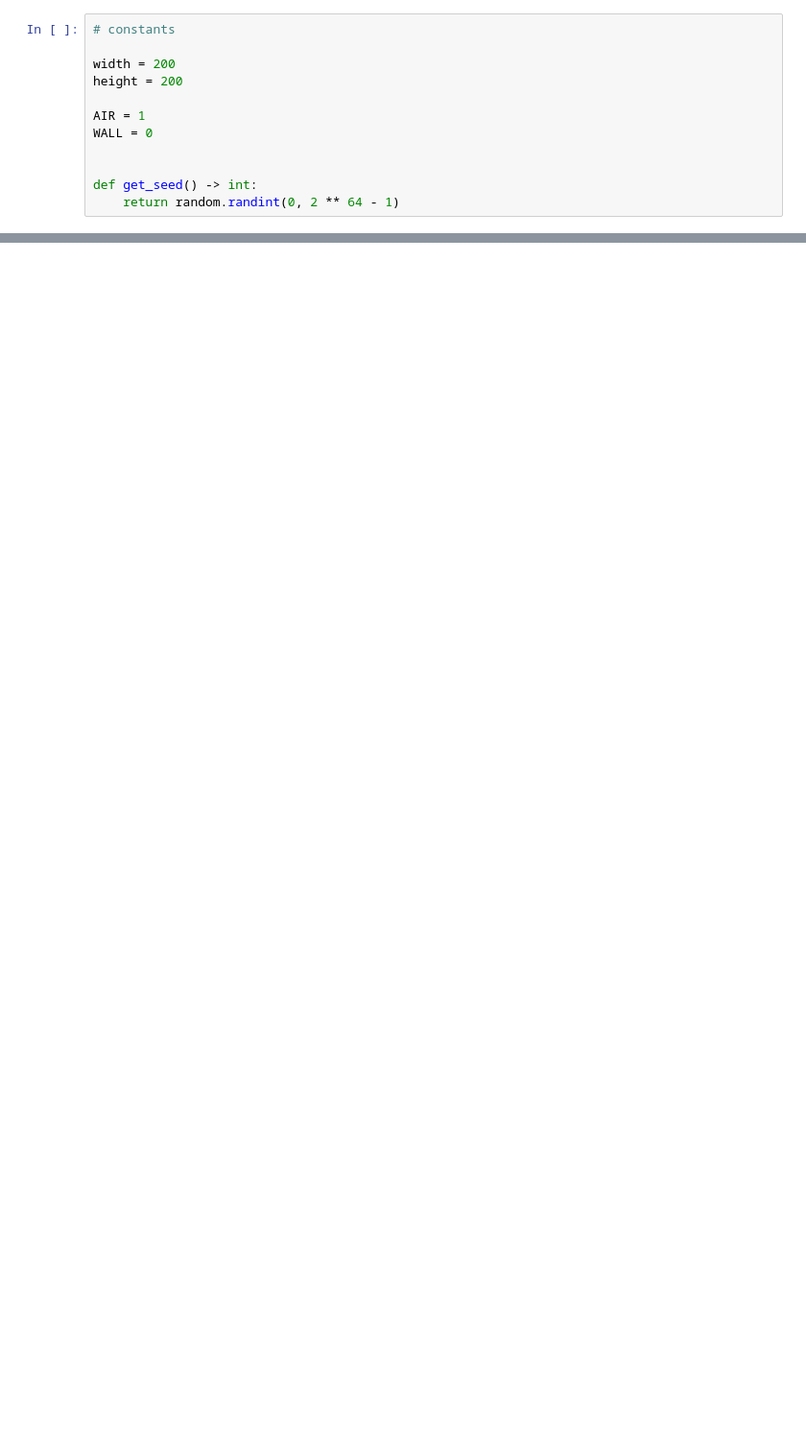
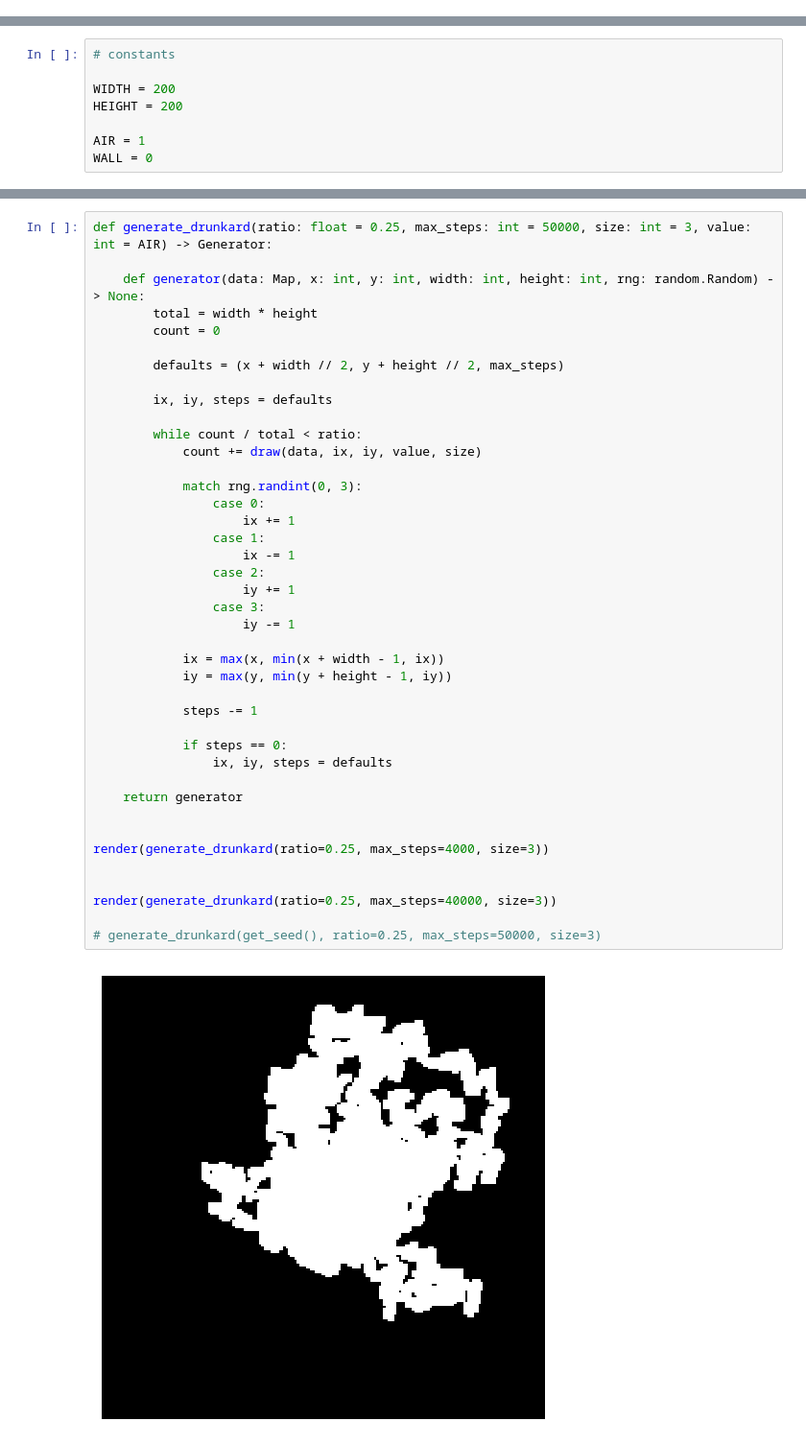
Before and after one commit to artisanofcode/gamedev-algorithms, a Jupyter notebook: procedual-generation.ipynb, the cells around one changed output, grey strips where cells are left out. Shown: that part at 96% size. Drawn from its saved outputs; the diff is of its cells as text; blank space fills up the shorter version.

```diff
--- a/procedual-generation.ipynb
+++ b/procedual-generation.ipynb
@@ -44,12 +0,0 @@ def render(
-# %%
-# constants
-
-width = 200
-height = 200
-
-AIR = 1
-WALL = 0
-
-
-def get_seed() -> int:
-    return random.randint(0, 2 ** 64 - 1)
@@ -112,0 +42,8 @@ render(generate_simplex)
+# %%
+# constants
+
+WIDTH = 200
+HEIGHT = 200
+
+AIR = 1
+WALL = 0
@@ -112,0 +369,43 @@ render(generate_simplex)
+# %%
+def generate_drunkard(ratio: float = 0.25, max_steps: int = 50000, size: int = 3, value: int = AIR) -> Generator:
+
+    def generator(data: Map, x: int, y: int, width: int, height: int, rng: random.Random) -> None:
+        total = width * height
+        count = 0
+
+        defaults = (x + width // 2, y + height // 2, max_steps)
+
+        ix, iy, steps = defaults
+
+        while count / total < ratio:
+            count += draw(data, ix, iy, value, size)
+
+            match rng.randint(0, 3):
+                case 0:
+                    ix += 1
+                case 1:
+                    ix -= 1
+                case 2:
+                    iy += 1
+                case 3:
+                    iy -= 1
+
+            ix = max(x, min(x + width - 1, ix))
+            iy = max(y, min(y + height - 1, iy))
+
+            steps -= 1
+
+            if steps == 0:
+                ix, iy, steps = defaults
+
+    return generator
+
+
+render(generate_drunkard(ratio=0.25, max_steps=4000, size=3))
+
+
+render(generate_drunkard(ratio=0.25, max_steps=40000, size=3))
+
+# generate_drunkard(get_seed(), ratio=0.25, max_steps=50000, size=3)
+# %% [output]
+[figure, added]
```
Also changed, not shown: parts of 59 cells of this notebook.
